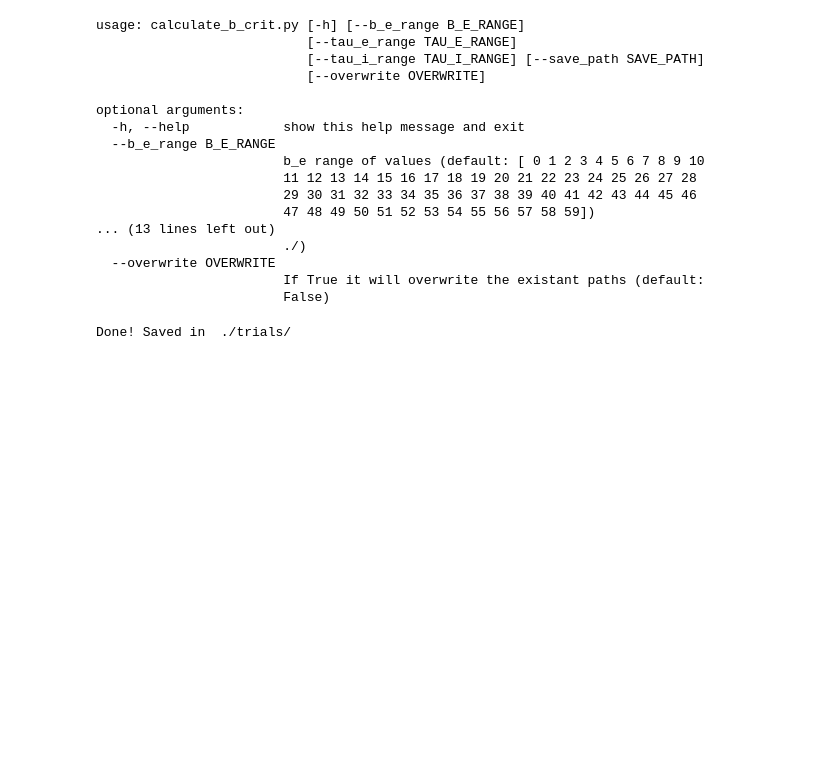
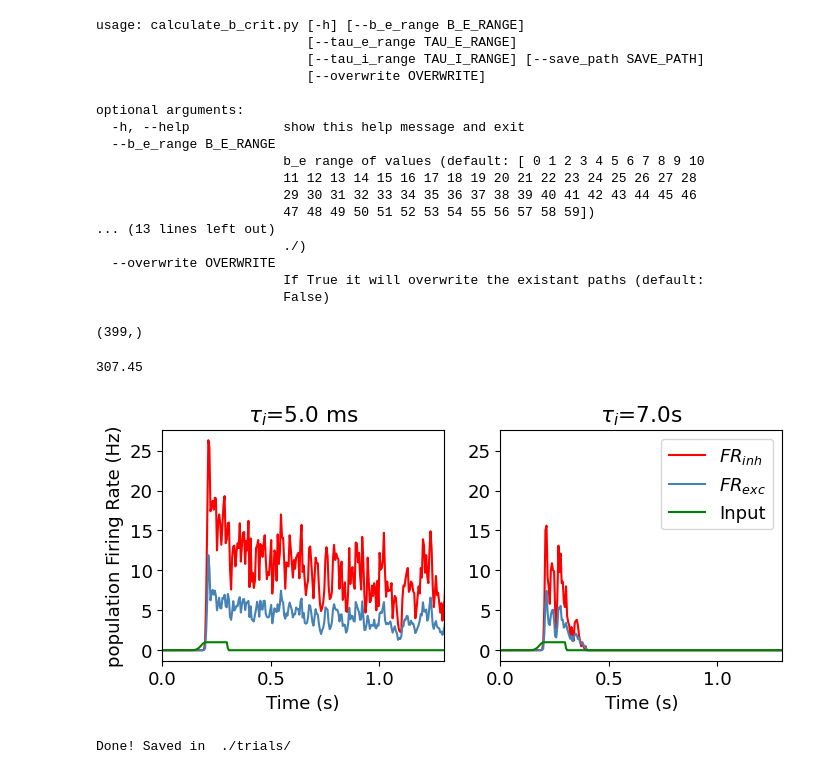
Before and after one commit to mariasacha/paper_pipeline_hub, a Jupyter notebook: whole_pipeline.ipynb, the cells around one changed output. Cells and saved outputs as stored; diff of their text form; code cells hidden in the pictures; blank space fills up the shorter version.

```diff
--- a/whole_pipeline.ipynb
+++ b/whole_pipeline.ipynb
@@ -995,3 +995,23 @@ optional arguments:
   --overwrite OVERWRITE
                         If True it will overwrite the existant paths (default:
                         False)
+# %%
+time.shape
+# %% [output]
+(399,)
+# %%
+DT=0.1
+AmpStim = 1
+plat = 100
+TauP=20
+t2 = np.arange(0, 5000, DT)
+test_input = []
+time_peek = 200.
+for ji in t2:
+	test_input.append(0. + input_rate(ji, time_peek, TauP, 1, AmpStim, plat))
+
+input_bin = bin_array(np.array(test_input), 5, t2)
+# %%
+time[61]
+# %% [output]
+307.45
@@ -998,3 +1050,32 @@ optional arguments:
+# %%
+
+fig=plt.figure(figsize=(8,3))
+plt.rcParams.update({'font.size': 13})
+
+ax1=fig.add_subplot(121)
+ax3=fig.add_subplot(122, sharey=ax1)
+
+ax1.plot(time/1000,fr_inh5, 'r')
+ax1.plot(time/1000,fr_exc5, 'SteelBlue')
+ax1.plot(time / 1000, input_bin, 'green')
+ax1.set_title(fr"$\tau_i$=5.0 ms")
+
+ax3.plot(time/1000,fr_inh, 'r', label=r"$FR_{inh}$")
+ax3.plot(time/1000,fr_exc, 'SteelBlue', label=r"$FR_{exc}$")
+ax3.plot(time / 1000, input_bin, 'green', label="Input")
+ax3.set_title(fr"$\tau_i$=7.0s")
+
+ax1.set_xlabel('Time (s)')
+ax3.set_xlabel('Time (s)')
+ax1.set_ylabel('population Firing Rate (Hz)')
+
+ax3.legend()
+for ax in [ax1, ax3]:
+    ax.set_xlim(0,1.3)
+
+# plt.tight_layout()
+# %% [output]
+[figure, added]
 # %%
 %run calculate_b_crit.py --b_e_range '12,20,1' --tau_i_range '3,7.2,0.1' --overwrite=True --save_path='./trials/'
 # %% [output]
```
Also changed, not shown: parts of 2 cells of this notebook, 1 other file.
